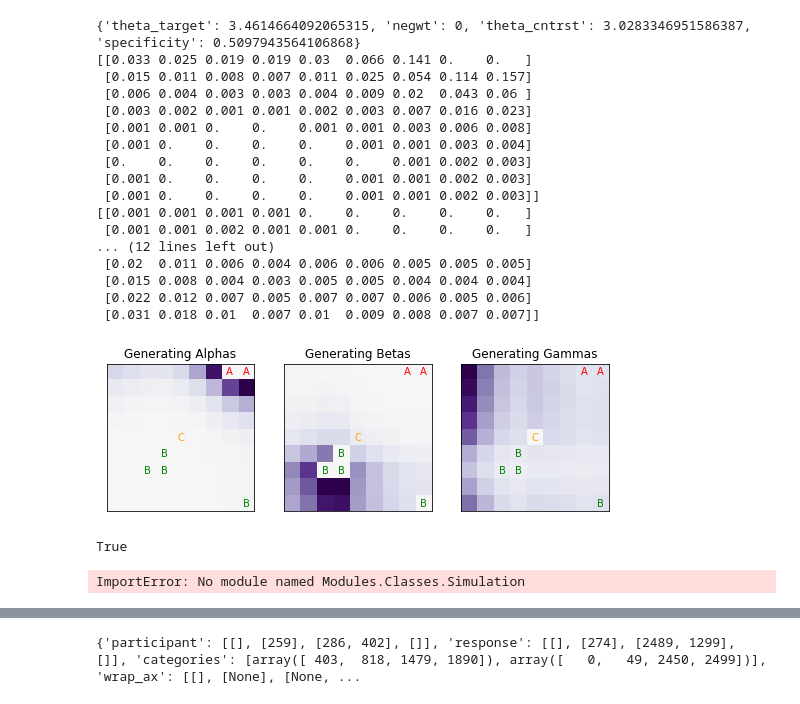
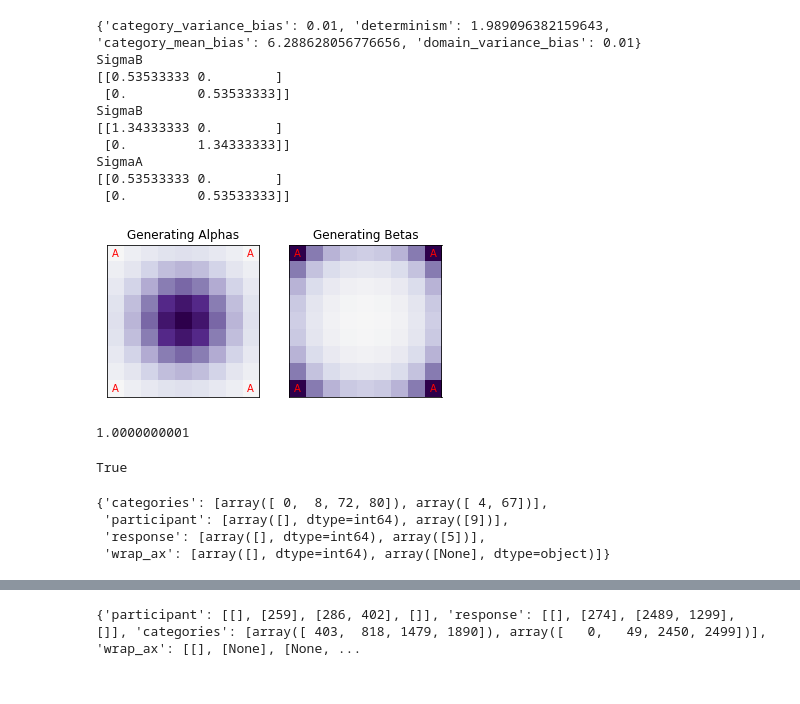
Before and after one commit to AusterweilLab/generating_categories, a Jupyter notebook: Experiments/cogpsych-code/test_multiple_cats.ipynb, the cells around one changed output, grey strips where cells are left out. Cells and saved outputs as stored; diff of their text form; code cells hidden in the pictures.

```diff
--- a/Experiments/cogpsych-code/test_multiple_cats.ipynb
+++ b/Experiments/cogpsych-code/test_multiple_cats.ipynb
@@ -114,60 +109,64 @@ for ci in range(len(categories)):
 # %%
 import matplotlib.pyplot as plt
 wrap_ax = None
-model = Packer
+model = RepresentJK13
 # params = best_params[model.model]
 #params = dict({'determinism':1,'unit_var':.1}) #for dumb Negated
-params = best_params[Packer.model]
+params = best_params[RepresentJK13.model]
+params['domain_variance_bias'] = .01
+params['category_variance_bias'] = .01
 # params['negwt'] = 0
 print(params)
 c1 = np.array([[-1.,-1.],[1.,-1.],[-1.,1.],[1.,1.]])
-c1 = np.array([[1.,1],[.75,1]])
+# c1 = np.array([[1.,1],[.75,1]])
 
 
 c2 = np.array([[-.25,-.25],[-.5,-.5],[-.25,-.5],[1,-1]])
 c3 = np.array([[0,0]])
-categories = [c1,c2,c3]
+categories = [c1]
 catstr = ['Generating Alphas','Generating Betas','Generating Gammas']
 
 STAT_LIMS = (-1.0, 1.0)
 betacol = ['green' for bi in range(len(c2))]
-f,ax = plt.subplots(1,len(categories),figsize=(3*len(categories),3))
+f,ax = plt.subplots(1,len(categories)+1,figsize=(3*(len(categories)+1),3))
 # params['category_mean_bias'] = .1
-for ci in range(len(categories)):
+for ci in range(len(categories)+1):
+#     if len(categories)==1:
+#         ax = [ax]
     ps = model(categories,params,wrap_ax=wrap_ax).get_generation_ps(stimuli,ci,'generate')
-    print(np.flipud(np.round(np.reshape(ps,(9,9)),3)))
+#     print(np.flipud(np.round(np.reshape(ps,(9,9)),3)))
     gps = funcs.gradientroll(ps,'roll')[:,:,0]
     ps_ElRange = gps.max()-gps.min();
     plotVals = (gps-gps.min())/ps_ElRange
     if len(categories)>2:
         gammas = categories[2]
     else:
         gammas = []
-    funcs.plotgradient(ax[ci], plotVals, categories[0], categories[1], gammas = gammas,clim = STAT_LIMS, cmap = 'PuOr',beta_col=betacol)
+    funcs.plotgradient(ax[ci], plotVals, categories[0], [], gammas = gammas,clim = STAT_LIMS, cmap = 'PuOr',beta_col=betacol)
     ax[ci].set_title(catstr[ci])
+    if ci>2:
+        break
 # plt.close()
 # categories2 = [np.array([[-1.,-1.],[1.,-1.],[-1.,-.75],[1.,-.75]])]
 # temp2 = model(categories2,params,wrap_ax=wrap_ax).get_generation_ps(stimuli,1,'generate',wrap_ax=wrap_ax)
 # print(np.round(np.reshape(temp2,(9,9)),3))
 # %% [output]
-{'theta_target': 3.4614664092065315, 'negwt': 0, 'theta_cntrst': 3.0283346951586387, 'specificity': 0.5097943564106868}
-[[0.033 0.025 0.019 0.019 0.03  0.066 0.141 0.    0.   ]
- [0.015 0.011 0.008 0.007 0.011 0.025 0.054 0.114 0.157]
- [0.006 0.004 0.003 0.003 0.004 0.009 0.02  0.043 0.06 ]
- [0.003 0.002 0.001 0.001 0.002 0.003 0.007 0.016 0.023]
- [0.001 0.001 0.    0.    0.001 0.001 0.003 0.006 0.008]
- [0.001 0.    0.    0.    0.    0.001 0.001 0.003 0.004]
- [0.    0.    0.    0.    0.    0.    0.001 0.002 0.003]
- [0.001 0.    0.    0.    0.    0.001 0.001 0.002 0.003]
- [0.001 0.    0.    0.    0.    0.001 0.001 0.002 0.003]]
-[[0.001 0.001 0.001 0.001 0.    0.    0.    0.    0.   ]
- [0.001 0.001 0.002 0.001 0.001 0.    0.    0.    0.   ]
-... (12 lines left out)
- [0.02  0.011 0.006 0.004 0.006 0.006 0.005 0.005 0.005]
- [0.015 0.008 0.004 0.003 0.005 0.005 0.004 0.004 0.004]
- [0.022 0.012 0.007 0.005 0.007 0.007 0.006 0.005 0.006]
- [0.031 0.018 0.01  0.007 0.01  0.009 0.008 0.007 0.007]]
+{'category_variance_bias': 0.01, 'determinism': 1.989096382159643, 'category_mean_bias': 6.288628056776656, 'domain_variance_bias': 0.01}
+SigmaB
+[[0.53533333 0.        ]
+ [0.         0.53533333]]
+SigmaB
+[[1.34333333 0.        ]
+ [0.         1.34333333]]
+SigmaA
+[[0.53533333 0.        ]
+ [0.         0.53533333]]
-[figure, old version]
+[figure, new version]
+# %%
+M = model(categories,params,wrap_ax=wrap_ax)
+M.category_variance_bias
+# %% [output]
+1.0000000001
 # %%
 1.0==1
 type(1) == int
@@ -182,7 +181,10 @@ with open('pickles/corner.p','rb') as f:
 trials2.task='generate'
 trials2.Set[2]
 # %% [output]
-ImportError: No module named Modules.Classes.Simulation
+{'categories': [array([ 0,  8, 72, 80]), array([ 4, 67])],
+ 'participant': [array([], dtype=int64), array([9])],
+ 'response': [array([], dtype=int64), array([5])],
+ 'wrap_ax': [array([], dtype=int64), array([None], dtype=object)]}
 # %%
 temp = Simulation.extractPptData(trials2,'all',[0,2])
 temp.Set
```
Also changed, not shown: parts of 4 cells of this notebook, 28 other files.
